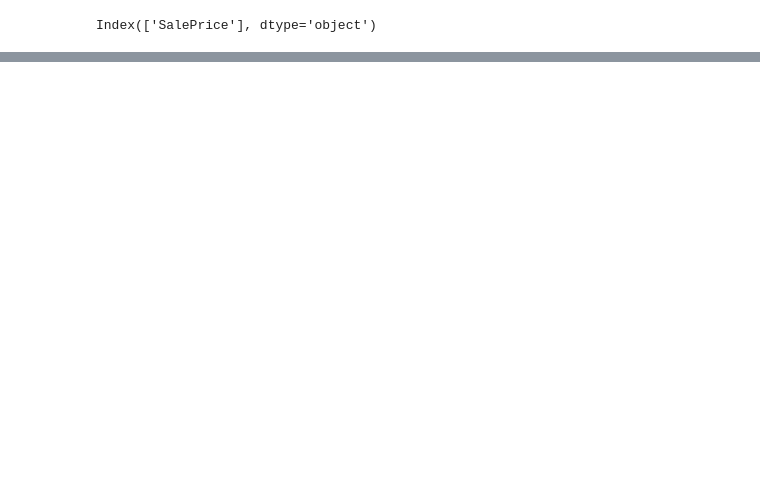
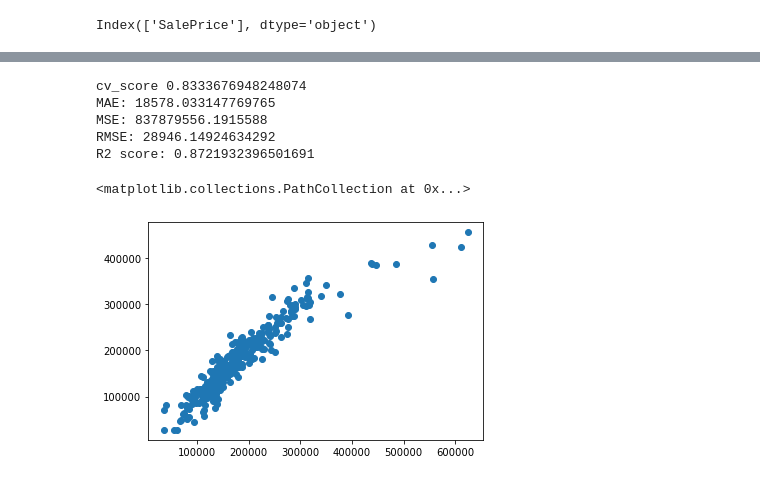
Before and after one commit to HopeFrost/House_price_prediction, a Jupyter notebook: houses_feature_engineering.ipynb, the cells around one changed output, grey strips where cells are left out. Saved outputs shown, nothing was run; the diff lists cells and outputs as text; code cells hidden in the pictures; blank space fills up the shorter version.

```diff
--- a/houses_feature_engineering.ipynb
+++ b/houses_feature_engineering.ipynb
@@ -200,3 +202,40 @@ df_test.shape
 X = df_train.drop("SalePrice", axis = 1)
 y = df_train['SalePrice']
 X_train, X_test, y_train, y_test = train_test_split(X, y, test_size=.25, random_state=42)
+# %%
+# scale numeric features
+
+from sklearn.preprocessing import RobustScaler
+scaler = RobustScaler ()
+
+X_train = scaler.fit_transform(X_train[houses_num_col])
+
+# test is transform only
+X_test = scaler.transform(X_test[houses_num_col])
+# %%
+#start with a basic regression
+
+
+model1 = LinearRegression()
+
+model1.fit(X_train, y_train)
+
+print('cv_score', np.mean(cross_val_score(model1, X_train, y_train, cv=5)))
+
+y_pred = model1.predict(X_test)
+print('MAE:', mean_absolute_error(y_test, y_pred))
+print('MSE:', mean_squared_error(y_test, y_pred))
+print('RMSE:', mean_squared_error(y_test, y_pred, squared=False))
+print('R2 score:', r2_score(y_test, y_pred))
+# %% [output]
+cv_score 0.8333676948248074
+MAE: 18578.033147769765
+MSE: 837879556.1915588
+RMSE: 28946.14924634292
+R2 score: 0.8721932396501691
+# %%
+#check out the odd results
+plt.scatter(y_test, y_pred)
+# %% [output]
+<matplotlib.collections.PathCollection at 0x...>
+[figure, added]
```
Also changed, not shown: parts of 24 cells of this notebook, 9 other files.
